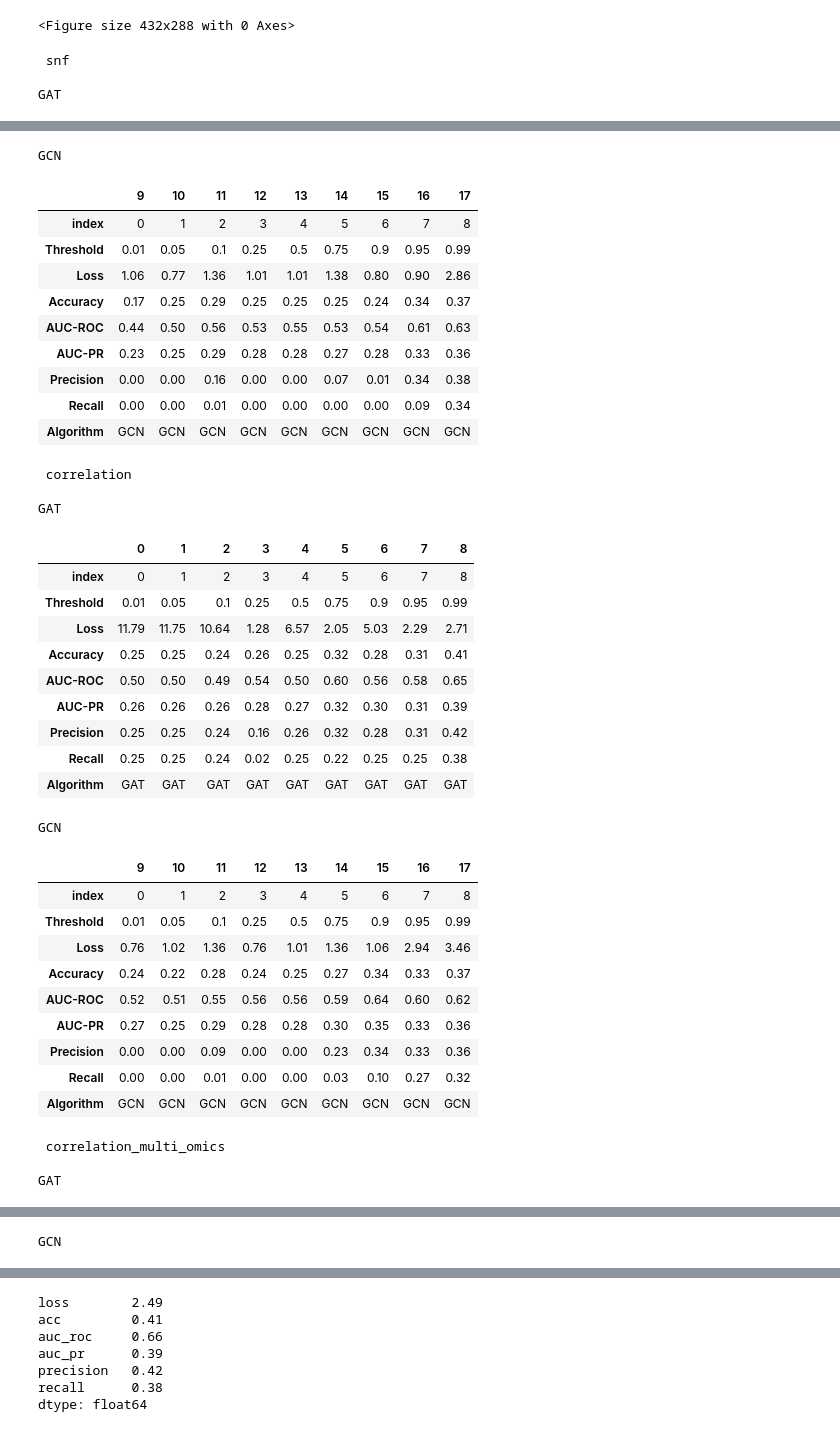
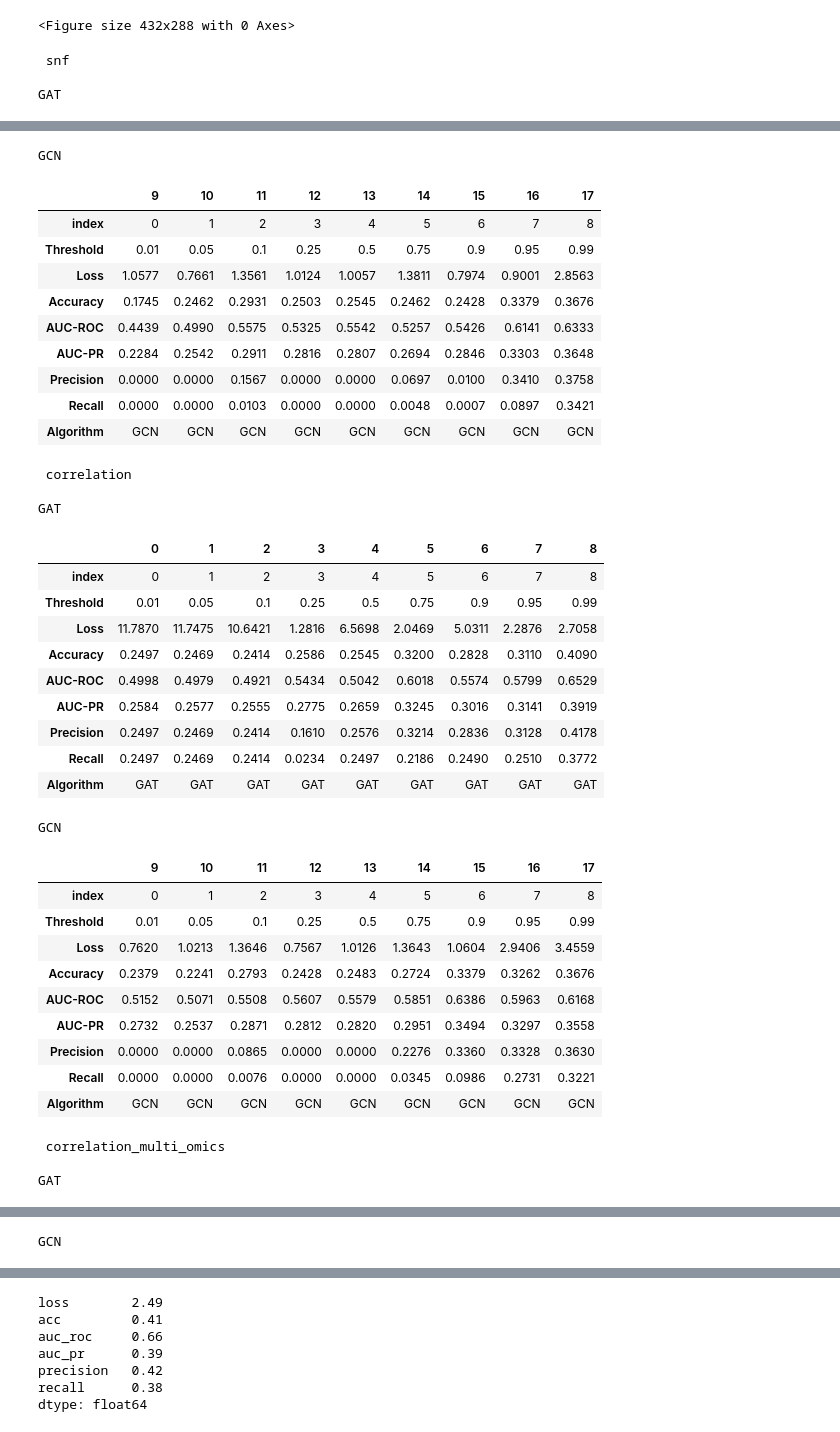
Before and after one commit to colombelli/gat-cancer-staging, a Jupyter notebook: notebooks/results_plotting.ipynb, the cells around one changed output, grey strips where cells are left out. Drawn from its saved outputs; the diff is of its cells as text; code cells hidden in the pictures.

```diff
--- a/notebooks/results_plotting.ipynb
+++ b/notebooks/results_plotting.ipynb
@@ -261,7 +321,7 @@ cancer = "COAD"
 base = f"C:/Users/colombelli/Desktop/TCC/experiments_extra_40/{cancer}"
 results=load_means_accross_thresholds(cancer, base)
 # %%
-pd.options.display.float_format = "{:,.2f}".format
+pd.options.display.float_format = "{:,.4f}".format
 for strategy, df in results.items():
     print("\n\n", strategy, "\n")
 
@@ -288,38 +348,38 @@ GAT
 | Algorithm | GAT | GAT | GAT | GAT | GAT | GAT | GAT | GAT | GAT |
 GCN
 |  | 9 | 10 | 11 | 12 | 13 | 14 | 15 | 16 | 17 |
 | index | 0 | 1 | 2 | 3 | 4 | 5 | 6 | 7 | 8 |
 | Threshold | 0.01 | 0.05 | 0.1 | 0.25 | 0.5 | 0.75 | 0.9 | 0.95 | 0.99 |
-| Loss | 1.06 | 0.77 | 1.36 | 1.01 | 1.01 | 1.38 | 0.80 | 0.90 | 2.86 |
-| Accuracy | 0.17 | 0.25 | 0.29 | 0.25 | 0.25 | 0.25 | 0.24 | 0.34 | 0.37 |
-| AUC-ROC | 0.44 | 0.50 | 0.56 | 0.53 | 0.55 | 0.53 | 0.54 | 0.61 | 0.63 |
-| AUC-PR | 0.23 | 0.25 | 0.29 | 0.28 | 0.28 | 0.27 | 0.28 | 0.33 | 0.36 |
-| Precision | 0.00 | 0.00 | 0.16 | 0.00 | 0.00 | 0.07 | 0.01 | 0.34 | 0.38 |
-| Recall | 0.00 | 0.00 | 0.01 | 0.00 | 0.00 | 0.00 | 0.00 | 0.09 | 0.34 |
+| Loss | 1.0577 | 0.7661 | 1.3561 | 1.0124 | 1.0057 | 1.3811 | 0.7974 | 0.9001 | 2.8563 |
+| Accuracy | 0.1745 | 0.2462 | 0.2931 | 0.2503 | 0.2545 | 0.2462 | 0.2428 | 0.3379 | 0.3676 |
+| AUC-ROC | 0.4439 | 0.4990 | 0.5575 | 0.5325 | 0.5542 | 0.5257 | 0.5426 | 0.6141 | 0.6333 |
+| AUC-PR | 0.2284 | 0.2542 | 0.2911 | 0.2816 | 0.2807 | 0.2694 | 0.2846 | 0.3303 | 0.3648 |
+| Precision | 0.0000 | 0.0000 | 0.1567 | 0.0000 | 0.0000 | 0.0697 | 0.0100 | 0.3410 | 0.3758 |
+| Recall | 0.0000 | 0.0000 | 0.0103 | 0.0000 | 0.0000 | 0.0048 | 0.0007 | 0.0897 | 0.3421 |
 | Algorithm | GCN | GCN | GCN | GCN | GCN | GCN | GCN | GCN | GCN |
  correlation
 
 GAT
 |  | 0 | 1 | 2 | 3 | 4 | 5 | 6 | 7 | 8 |
 | index | 0 | 1 | 2 | 3 | 4 | 5 | 6 | 7 | 8 |
 | Threshold | 0.01 | 0.05 | 0.1 | 0.25 | 0.5 | 0.75 | 0.9 | 0.95 | 0.99 |
-| Loss | 11.79 | 11.75 | 10.64 | 1.28 | 6.57 | 2.05 | 5.03 | 2.29 | 2.71 |
-| Accuracy | 0.25 | 0.25 | 0.24 | 0.26 | 0.25 | 0.32 | 0.28 | 0.31 | 0.41 |
-| AUC-ROC | 0.50 | 0.50 | 0.49 | 0.54 | 0.50 | 0.60 | 0.56 | 0.58 | 0.65 |
-| AUC-PR | 0.26 | 0.26 | 0.26 | 0.28 | 0.27 | 0.32 | 0.30 | 0.31 | 0.39 |
-| Precision | 0.25 | 0.25 | 0.24 | 0.16 | 0.26 | 0.32 | 0.28 | 0.31 | 0.42 |
-| Recall | 0.25 | 0.25 | 0.24 | 0.02 | 0.25 | 0.22 | 0.25 | 0.25 | 0.38 |
+| Loss | 11.7870 | 11.7475 | 10.6421 | 1.2816 | 6.5698 | 2.0469 | 5.0311 | 2.2876 | 2.7058 |
+| Accuracy | 0.2497 | 0.2469 | 0.2414 | 0.2586 | 0.2545 | 0.3200 | 0.2828 | 0.3110 | 0.4090 |
+| AUC-ROC | 0.4998 | 0.4979 | 0.4921 | 0.5434 | 0.5042 | 0.6018 | 0.5574 | 0.5799 | 0.6529 |
+| AUC-PR | 0.2584 | 0.2577 | 0.2555 | 0.2775 | 0.2659 | 0.3245 | 0.3016 | 0.3141 | 0.3919 |
+| Precision | 0.2497 | 0.2469 | 0.2414 | 0.1610 | 0.2576 | 0.3214 | 0.2836 | 0.3128 | 0.4178 |
+| Recall | 0.2497 | 0.2469 | 0.2414 | 0.0234 | 0.2497 | 0.2186 | 0.2490 | 0.2510 | 0.3772 |
 | Algorithm | GAT | GAT | GAT | GAT | GAT | GAT | GAT | GAT | GAT |
 GCN
 |  | 9 | 10 | 11 | 12 | 13 | 14 | 15 | 16 | 17 |
 | index | 0 | 1 | 2 | 3 | 4 | 5 | 6 | 7 | 8 |
 | Threshold | 0.01 | 0.05 | 0.1 | 0.25 | 0.5 | 0.75 | 0.9 | 0.95 | 0.99 |
-| Loss | 0.76 | 1.02 | 1.36 | 0.76 | 1.01 | 1.36 | 1.06 | 2.94 | 3.46 |
-| Accuracy | 0.24 | 0.22 | 0.28 | 0.24 | 0.25 | 0.27 | 0.34 | 0.33 | 0.37 |
-| AUC-ROC | 0.52 | 0.51 | 0.55 | 0.56 | 0.56 | 0.59 | 0.64 | 0.60 | 0.62 |
-| AUC-PR | 0.27 | 0.25 | 0.29 | 0.28 | 0.28 | 0.30 | 0.35 | 0.33 | 0.36 |
-| Precision | 0.00 | 0.00 | 0.09 | 0.00 | 0.00 | 0.23 | 0.34 | 0.33 | 0.36 |
-| Recall | 0.00 | 0.00 | 0.01 | 0.00 | 0.00 | 0.03 | 0.10 | 0.27 | 0.32 |
+| Loss | 0.7620 | 1.0213 | 1.3646 | 0.7567 | 1.0126 | 1.3643 | 1.0604 | 2.9406 | 3.4559 |
+| Accuracy | 0.2379 | 0.2241 | 0.2793 | 0.2428 | 0.2483 | 0.2724 | 0.3379 | 0.3262 | 0.3676 |
+| AUC-ROC | 0.5152 | 0.5071 | 0.5508 | 0.5607 | 0.5579 | 0.5851 | 0.6386 | 0.5963 | 0.6168 |
+| AUC-PR | 0.2732 | 0.2537 | 0.2871 | 0.2812 | 0.2820 | 0.2951 | 0.3494 | 0.3297 | 0.3558 |
+| Precision | 0.0000 | 0.0000 | 0.0865 | 0.0000 | 0.0000 | 0.2276 | 0.3360 | 0.3328 | 0.3630 |
+| Recall | 0.0000 | 0.0000 | 0.0076 | 0.0000 | 0.0000 | 0.0345 | 0.0986 | 0.2731 | 0.3221 |
 | Algorithm | GCN | GCN | GCN | GCN | GCN | GCN | GCN | GCN | GCN |
  correlation_multi_omics
 
```
Also changed, not shown: parts of 9 cells of this notebook, 4 other files.
